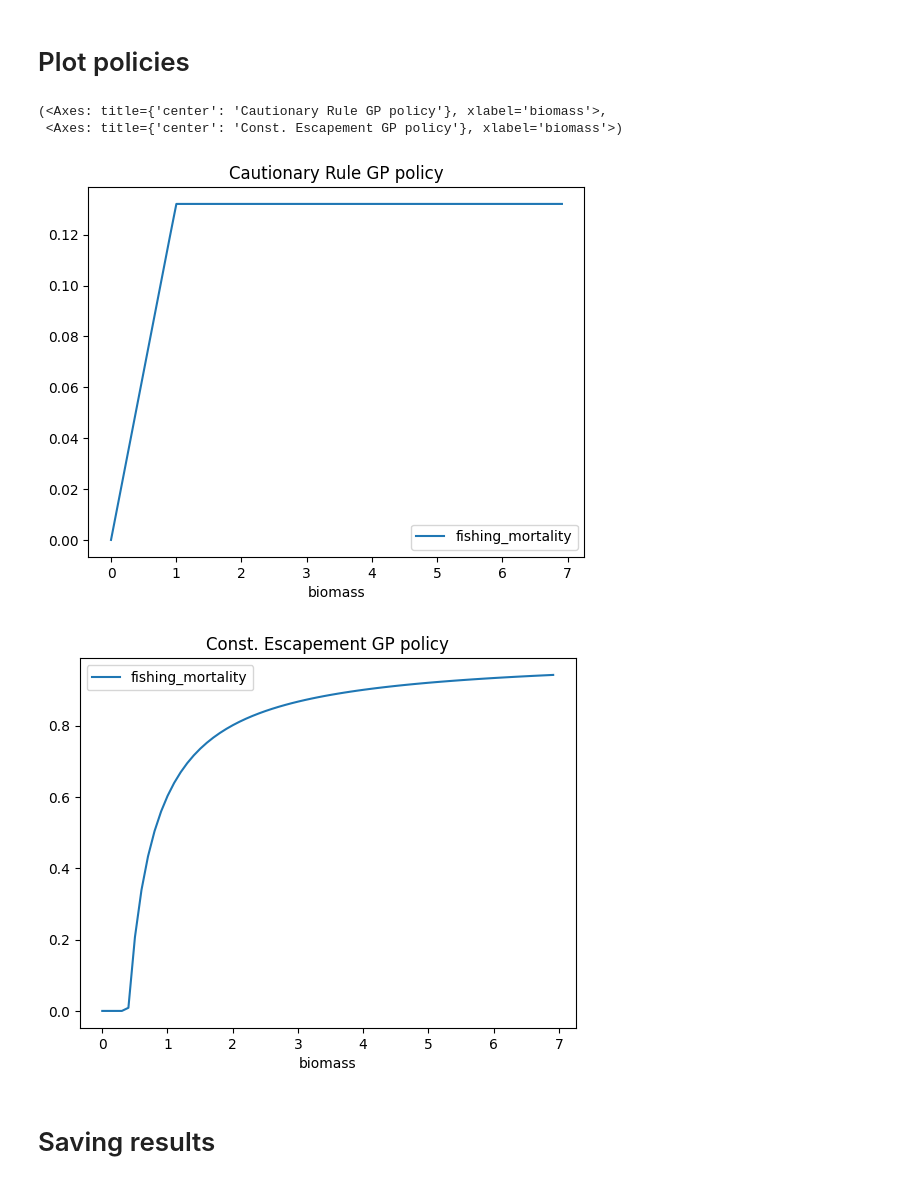
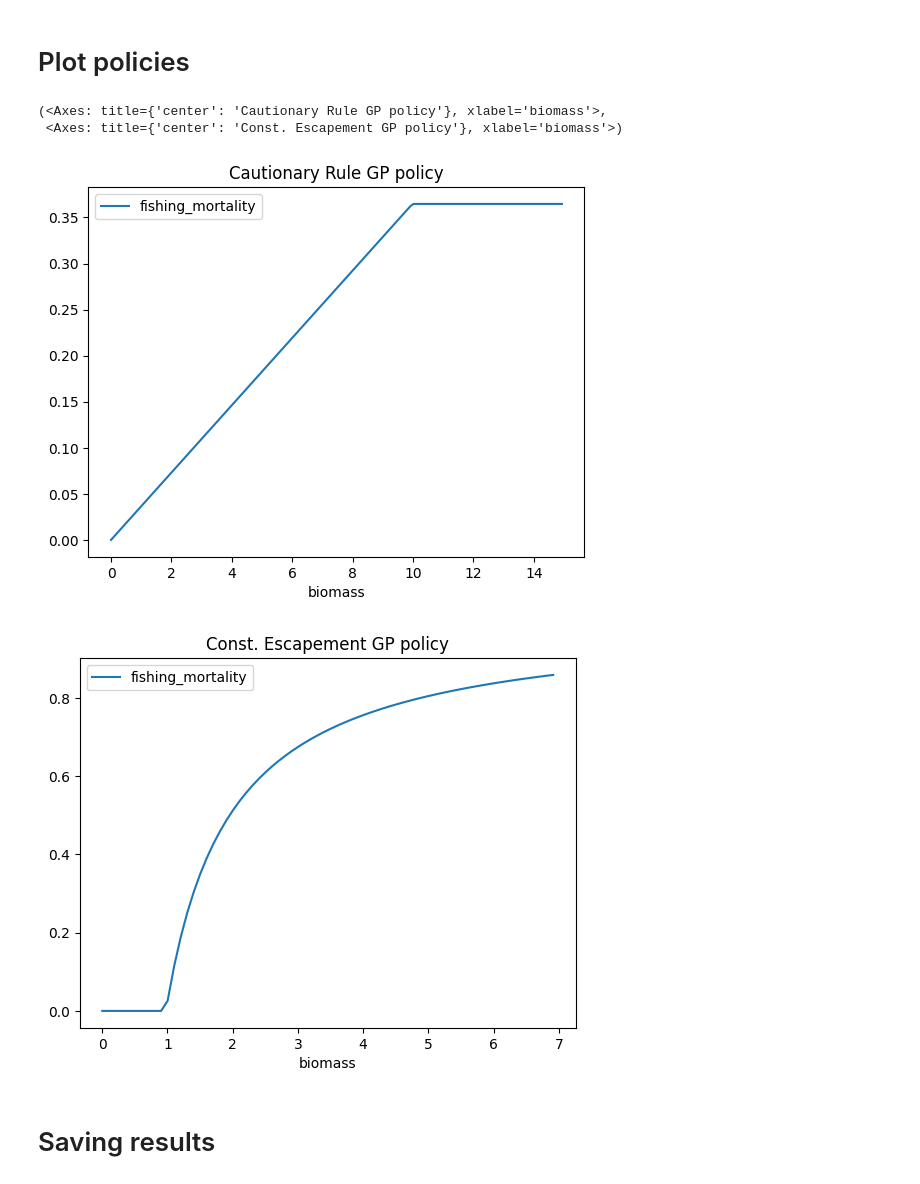
Before and after one commit to petebachant/rl4fisheries, a Jupyter notebook: notebooks/optimal-fixed-policy.ipynb, the cells around one changed output. Drawn from its saved outputs; the diff is of its cells as text; code cells hidden in the pictures.

```diff
--- a/notebooks/optimal-fixed-policy.ipynb
+++ b/notebooks/optimal-fixed-policy.ipynb
@@ -28,6 +28,8 @@ CONFIG = {
     'observation_fn_id': 'observe_1o',
     'n_observs': 1,
     'upow': 0.6,
+    'use_custom_harv_vul': True,
+    'use_custom_surv_vul': True,
 }
 # %% [markdown]
 ## Hugging face login
@@ -82,7 +84,7 @@ def eval_pol(policy, env_cls, config, n_batches=4, batch_size=40, pb=False):
 msy_space = [Real(0.001, 0.25, name='mortality')]
 log_esc_space = [Real(-6, 2, name='log_escapement')]
 cr_space  = [
-    Real(-5, 0, name='log_radius'),
+    Real(-5, 2, name='log_radius'),
     Real(0., np.pi/4.00001, name='theta'),
     Real(0, 1, name='y2'),
 ]
@@ -213,7 +215,7 @@ Wall time: 7min 25s
 ### Esc
 # %%
 %%time
-esc_gp = gp_minimize(esc_obj, log_esc_space, n_calls = 30, verbose=True, n_jobs=-1)
+esc_gp = gp_minimize(esc_obj, log_esc_space, n_calls = 100, verbose=True, n_jobs=-1)
 esc_gp.fun, esc_gp.x
 # %% [output]
 Iteration No: 1 started. Evaluating function at random point.
@@ -291,7 +293,7 @@ Iteration No: 6 started. Evaluating function at random point.
 ### CR
 # %%
 %%time
-cr_gp = gp_minimize(cr_obj, cr_space, n_calls = 30, verbose=True, n_jobs=-1)
+cr_gp = gp_minimize(cr_obj, cr_space, n_calls = 100, verbose=True, n_jobs=-1)
 cr_gp.fun, cr_gp.x
 # %% [output]
 Iteration No: 1 started. Evaluating function at random point.
@@ -421,17 +428,17 @@ esc_gp_df = get_policy_df(ConstEsc(env, **esc_gp_args))
 # msy_gp_df = get_policy_df(Msy(env, **msy_gp_args))
 # %%
 (
-    cr_gp_df[cr_gp_df.biomass <= 7].plot(x='biomass', y='fishing_mortality', title='Cautionary Rule GP policy'),
+    cr_gp_df[cr_gp_df.biomass <= 15].plot(x='biomass', y='fishing_mortality', title='Cautionary Rule GP policy'),
     esc_gp_df[esc_gp_df.biomass <= 7].plot(x='biomass', y='fishing_mortality', title='Const. Escapement GP policy'),
-    # cr_gbrt_df[cr_gbrt_df.biomass <= 7].plot(x='biomass', y='fishing_mortality', title='Cautionary Rule GBRT policy'),
+    # cr_gbrt_df[cr_gbrt_df.biomass <= 15].plot(x='biomass', y='fishing_mortality', title='Cautionary Rule GBRT policy'),
     # esc_gbrt_df[esc_gbrt_df.biomass <= 7].plot(x='biomass', y='fishing_mortality', title='Const. Escapement GBRT policy'),
     # msy_gbrt_df[msy_gbrt_df.biomass <= 7].plot(x='biomass', y='fishing_mortality', title='MSY GP policy'),
 )
 # %% [output]
 (<Axes: title={'center': 'Cautionary Rule GP policy'}, xlabel='biomass'>,
  <Axes: title={'center': 'Const. Escapement GP policy'}, xlabel='biomass'>)
-[figure, old version]
+[figure, new version]
-[figure, old version]
+[figure, new version]
 # %% [markdown]
 # Saving results
 # %% [markdown]
```
Also changed, not shown: parts of 6 cells of this notebook, 6 other files.
